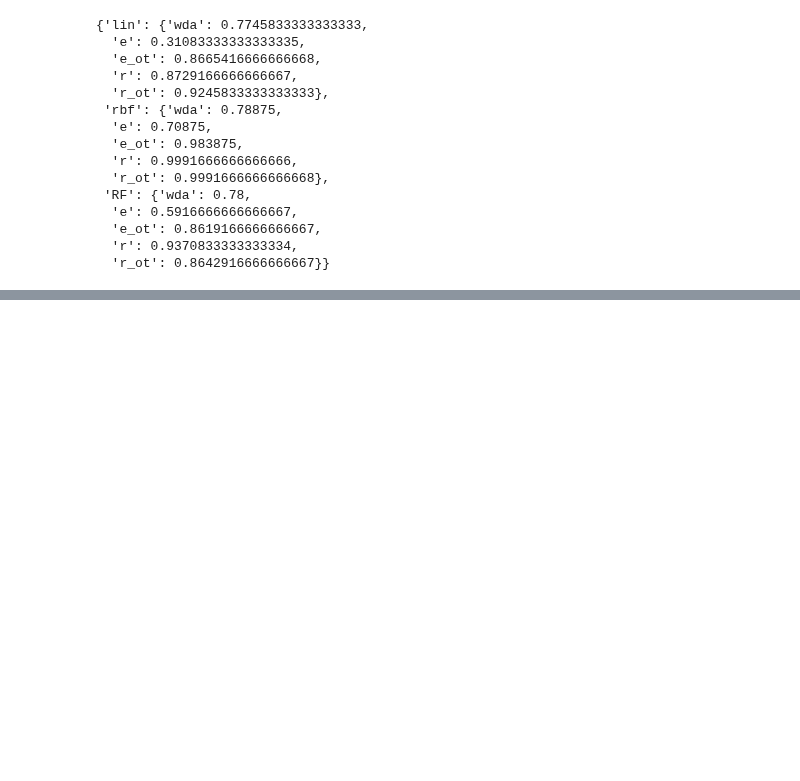
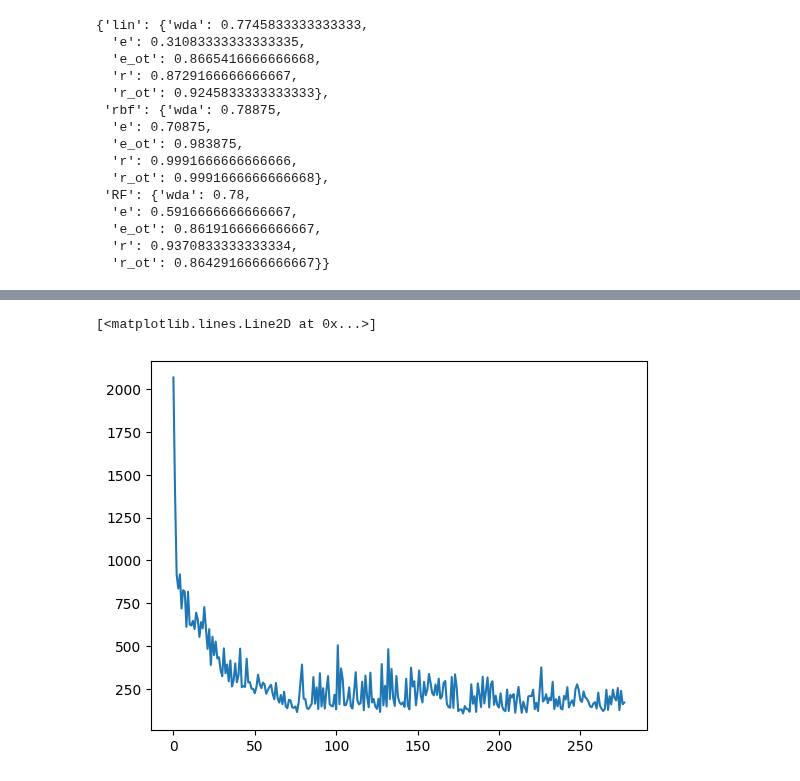
Before and after one commit to Stevan-LS/Online-DaDiL, a Jupyter notebook: PyDiL-main/PyDiL-main/Toy_ODaDiL_average.ipynb, the cells around one changed output, grey strips where cells are left out. Cells and saved outputs as stored; diff of their text form; code cells hidden in the pictures; blank space fills up the shorter version.

```diff
--- a/PyDiL-main/PyDiL-main/Toy_ODaDiL_average.ipynb
+++ b/PyDiL-main/PyDiL-main/Toy_ODaDiL_average.ipynb
@@ -88,0 +119,2 @@ for elt in dictionary.history['atoms_evolution']:
+# %%
+before_online_results, after_online_results = test_forgetting_odadil([list_of_datasets[0]], n_samples, n_classes, n_atoms, batch_size, n_iter)
@@ -88,0 +169,9 @@ for elt in dictionary.history['atoms_evolution']:
+# %%
+c = 0
+m = 0
+for kc in before_online_results.keys():
+    for kd in before_online_results[kc].keys():
+        for i in range(len(before_online_results[kc][kd])):
+            c += 1
+            m += after_online_results[kc][kd][i]/before_online_results[kc][kd][i]
+m/c
@@ -156,5 +247,5 @@ results
   'r': 0.9370833333333334,
   'r_ot': 0.8642916666666667}}
 # %%
-results_odadil = test_odadil(Xs, ys, Xt, yt, Xt_test, yt_test, n_features, n_samples, n_classes, n_atoms, batch_size, n_iter)
+results, dictionary_sources, dictionary_target = test_odadil(Xs, ys, Xt, yt, Xt_test, yt_test, n_features, n_samples, n_classes, n_atoms, batch_size, n_iter)
 # %% [output]
@@ -195,0 +282,7 @@ results_odadil
+# %%
+fig, ax = plt.subplots()
+
+ax.plot(dictionary_target.history['OGMM_evolution'])
+# %% [output]
+[<matplotlib.lines.Line2D at 0x...>]
+[figure, added]
```
Also changed, not shown: parts of 21 cells of this notebook, 4 other files.
